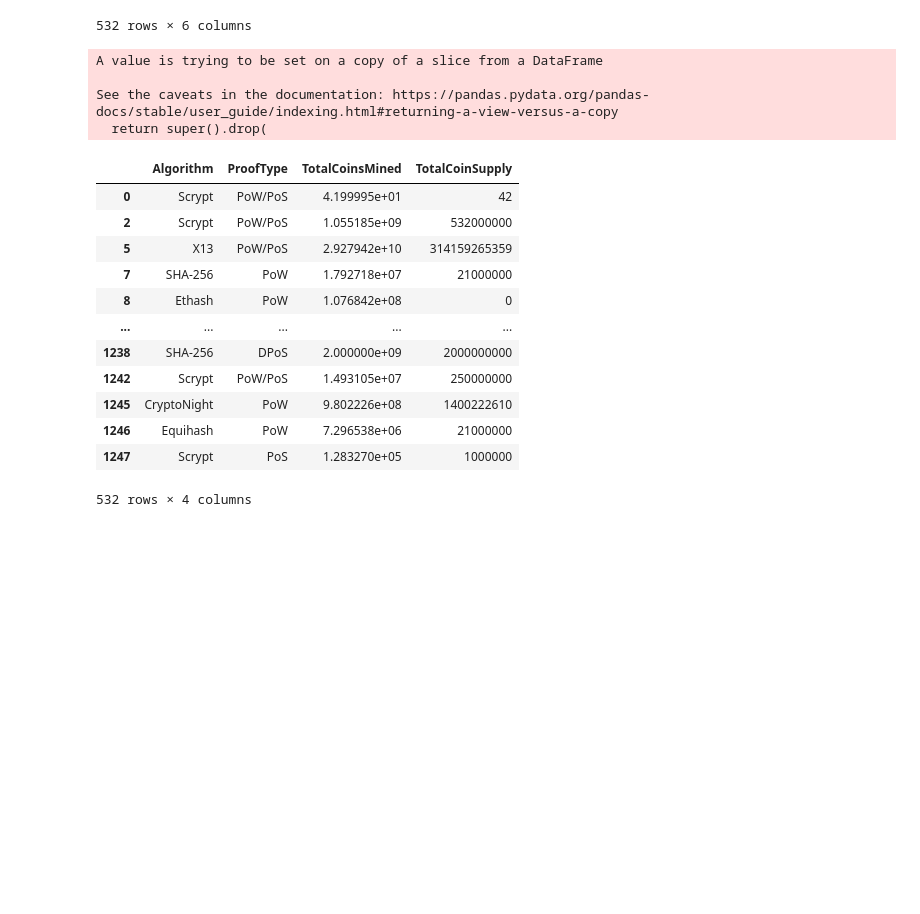
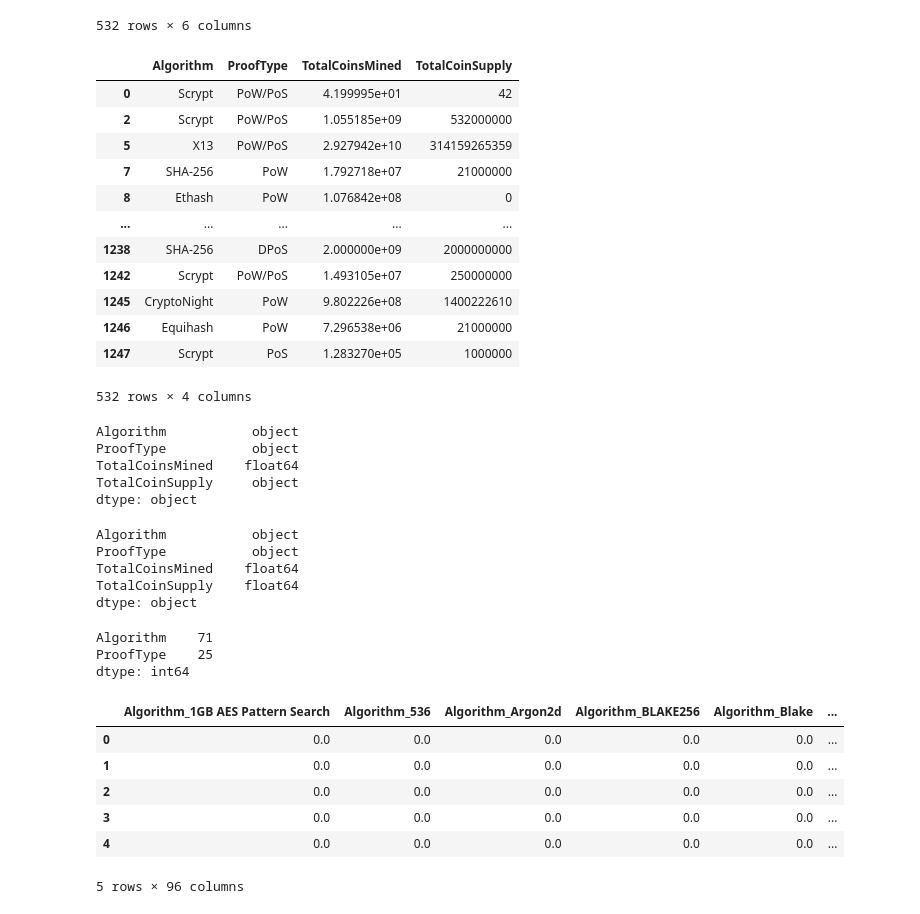
Before and after one commit to dkletter/unsupervised-learning, a Jupyter notebook: cryptoclusters.ipynb, the cells around one changed output. Drawn from its saved outputs; the diff is of its cells as text; code cells hidden in the pictures; blank space fills up the shorter version.

```diff
--- a/cryptoclusters.ipynb
+++ b/cryptoclusters.ipynb
@@ -142,23 +158,66 @@ df
 532 rows × 6 columns
 # %%
 # Delete CoinTicker and CoinName from the dataframe
-df = df.drop(['CoinTicker', 'CoinName'], axis=1, inplace=True)
+df = df.drop(['CoinTicker', 'CoinName'], axis=1)
 df
 # %% [output]
+|  | Algorithm | ProofType | TotalCoinsMined | TotalCoinSupply |
+| 0 | Scrypt | PoW/PoS | 4.199995e+01 | 42 |
+| 2 | Scrypt | PoW/PoS | 1.055185e+09 | 532000000 |
+| 5 | X13 | PoW/PoS | 2.927942e+10 | 314159265359 |
+| 7 | SHA-256 | PoW | 1.792718e+07 | 21000000 |
+| 8 | Ethash | PoW | 1.076842e+08 | 0 |
+| ... | ... | ... | ... | ... |
+| 1238 | SHA-256 | DPoS | 2.000000e+09 | 2000000000 |
+| 1242 | Scrypt | PoW/PoS | 1.493105e+07 | 250000000 |
+| 1245 | CryptoNight | PoW | 9.802226e+08 | 1400222610 |
+| 1246 | Equihash | PoW | 7.296538e+06 | 21000000 |
+| 1247 | Scrypt | PoS | 1.283270e+05 | 1000000 |
-A value is trying to be set on a copy of a slice from a DataFrame
-
-See the caveats in the documentation: https://pandas.pydata.org/pandas-docs/stable/user_guide/indexing.html#returning-a-view-versus-a-copy
-  return super().drop(
+532 rows × 4 columns
-|  | Algorithm | ProofType | TotalCoinsMined | TotalCoinSupply |
-| 0 | Scrypt | PoW/PoS | 4.199995e+01 | 42 |
-| 2 | Scrypt | PoW/PoS | 1.055185e+09 | 532000000 |
-| 5 | X13 | PoW/PoS | 2.927942e+10 | 314159265359 |
-| 7 | SHA-256 | PoW | 1.792718e+07 | 21000000 |
-| 8 | Ethash | PoW | 1.076842e+08 | 0 |
-| ... | ... | ... | ... | ... |
-| 1238 | SHA-256 | DPoS | 2.000000e+09 | 2000000000 |
-| 1242 | Scrypt | PoW/PoS | 1.493105e+07 | 250000000 |
-| 1245 | CryptoNight | PoW | 9.802226e+08 | 1400222610 |
-| 1246 | Equihash | PoW | 7.296538e+06 | 21000000 |
-| 1247 | Scrypt | PoS | 1.283270e+05 | 1000000 |
-532 rows × 4 columns
+# %%
+# Double check which columns have objects
+df.dtypes
+# %% [output]
+Algorithm           object
+ProofType           object
+TotalCoinsMined    float64
+TotalCoinSupply     object
+dtype: object
+# %%
+# Convert column TotalCoinSupply to floating integer values
+df['TotalCoinSupply'] = df['TotalCoinSupply'].astype(float)
+df.dtypes
+# %% [output]
+Algorithm           object
+ProofType           object
+TotalCoinsMined    float64
+TotalCoinSupply    float64
+dtype: object
+# %%
+# Generate categorical variable lists
+df_cat = df.dtypes[df.dtypes == "object"].index.tolist()
+
+# Check the number of unique values in each column
+df[df_cat].nunique()
+# %% [output]
+Algorithm    71
+ProofType    25
+dtype: int64
+# %%
+# Create a OneHotEncoder instance
+enc = OneHotEncoder(sparse=False)
+
+# Fit and transform the OneHotEncoder using the categorical variable list
+encode_df = pd.DataFrame(enc.fit_transform(df[df_cat]))
+
+# Add the encoded variable names to the dataframe
+encode_df.columns = enc.get_feature_names(df_cat)
+encode_df.head()
+# %% [output]
+|  | Algorithm_1GB AES Pattern Search | Algorithm_536 | Algorithm_Argon2d | Algorithm_BLAKE256 | Algorithm_Blake | ... |
+| 0 | 0.0 | 0.0 | 0.0 | 0.0 | 0.0 | ... |
+| 1 | 0.0 | 0.0 | 0.0 | 0.0 | 0.0 | ... |
+| 2 | 0.0 | 0.0 | 0.0 | 0.0 | 0.0 | ... |
+| 3 | 0.0 | 0.0 | 0.0 | 0.0 | 0.0 | ... |
+| 4 | 0.0 | 0.0 | 0.0 | 0.0 | 0.0 | ... |
+5 rows × 96 columns
```
Also changed, not shown: parts of 7 cells of this notebook.
